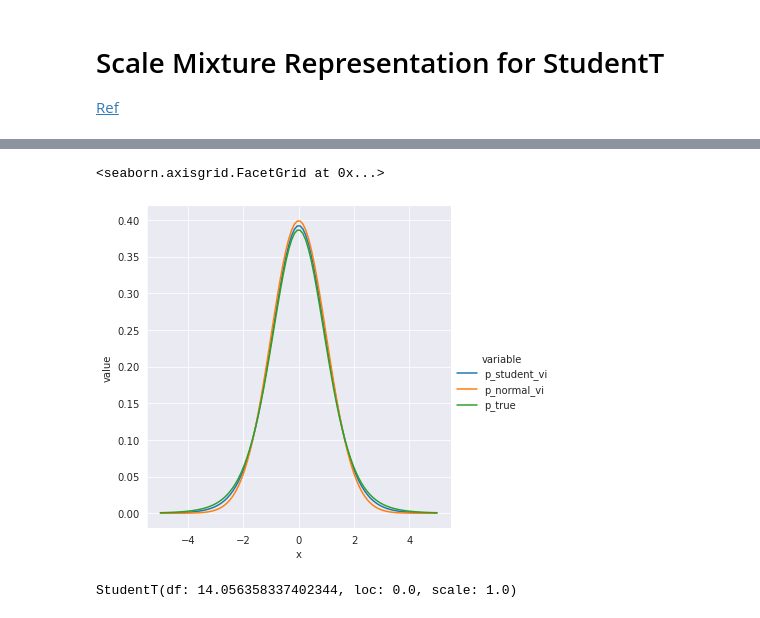
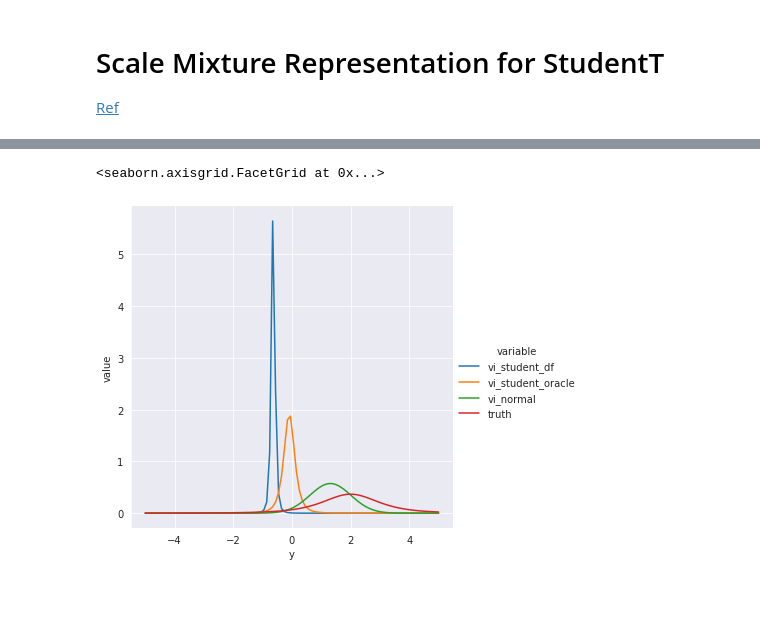
Before and after one commit to facebookresearch/beanmachine, a Jupyter notebook: src/beanmachine/ppl/experimental/MeanFieldVI.ipynb, the cells around one changed output, grey strips where cells are left out. Cells and saved outputs as stored; diff of their text form; code cells hidden in the pictures.

```diff
--- a/src/beanmachine/ppl/experimental/MeanFieldVI.ipynb
+++ b/src/beanmachine/ppl/experimental/MeanFieldVI.ipynb
@@ -45,5 +43,5 @@ Normal(loc: 3.7276110649108887, scale: 1.0)
 # %%
-x = torch.linspace(3, 7).unsqueeze(1)
+x = torch.linspace(-1, 11, steps=100).unsqueeze(1)
 p_normal = torch.exp(vi_dicts[model.mu()].log_prob(x))
 sns.relplot(data=pd.DataFrame({
     "x": x.flatten().detach().numpy(),
@@ -143,23 +149,13 @@ def true_log_prob(x):
 # %%
-import seaborn as sns
-import pandas as pd
-
-sns.set_style("darkgrid")
-
-x = torch.linspace(-5, 5).unsqueeze(1)
-p = torch.exp(vi_dicts[y(0)].log_prob(x))
+x = torch.linspace(-5, 5, steps=100).unsqueeze(1)
 p_true = torch.exp(true_log_prob(x))
 sns.relplot(data=pd.DataFrame({
-    "x": x.flatten().detach().numpy(),
-    "p_student_vi": p.flatten().detach().numpy(),
-    "p_normal_vi": torch.exp(vi_dicts_normal[y(0)].log_prob(x)).flatten().detach().numpy(),
-    "p_true": p_true.flatten().detach().numpy(),
-}).melt(id_vars=["x"]), x="x", y="value", hue="variable", kind="line")
+    "y": x.flatten().detach().numpy(),
+    "vi_student_df": torch.exp(vi_student_df[y(0)].log_prob(x)).flatten().detach().numpy(),
+    "vi_student_oracle": torch.exp(vi_student_oracle[y(0)].log_prob(x)).flatten().detach().numpy(),
+    "vi_normal": torch.exp(vi_normal[y(0)].log_prob(x)).flatten().detach().numpy(),
+    "truth": p_true.flatten().detach().numpy(),
+}).melt(id_vars=["y"]), x="y", y="value", hue="variable", kind="line")
 # %% [output]
 <seaborn.axisgrid.FacetGrid at 0x...>
-[figure, old version]
+[figure, new version]
-# %%
-fs = vi_dicts[y(0)].flow_stack
-fs.base_dist(**fs.base_args)
-# %% [output]
-StudentT(df: 14.056358337402344, loc: 0.0, scale: 1.0)
```
Also changed, not shown: parts of 14 cells of this notebook, 3 other files.
